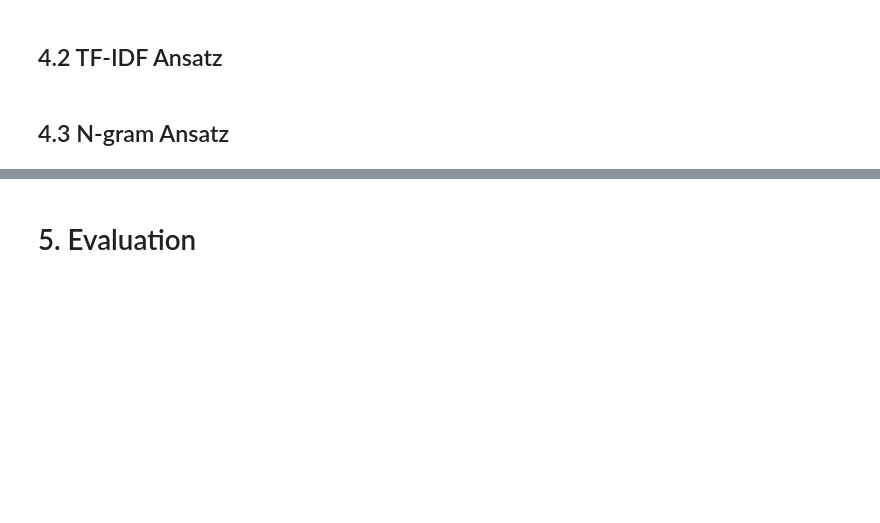
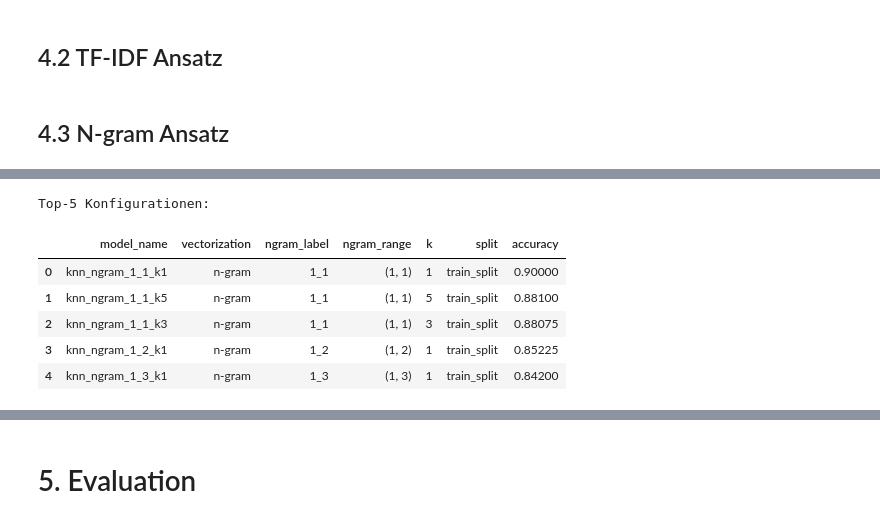
Before and after one commit to andreashubertus/DSundKI2, a Jupyter notebook: main.ipynb, the cells around one changed output, grey strips where cells are left out. Drawn from its saved outputs; the diff is of its cells as text; code cells hidden in the pictures; blank space fills up the shorter version.

```diff
--- a/main.ipynb
+++ b/main.ipynb
@@ -425,5 +468,6 @@ X_model, X_val, Y_model, Y_val = train_test_split(X, Y, test_size=0.2, random_st
 res = []
 # %%
+## 4.1.1 Bag-of-Words: Hyperparameter-Tuning
 k_values = [1, 3, 5, 7, 9]
 word_configs = {
     "Mit stop_words": CountVectorizer(),
@@ -432,21 +476,20 @@ word_configs = {
 
 matrix = []
 
-for label, vectorizer in word_configs.items():
+for label, vectorizer_bow in word_configs.items():
     matrix_row = []
-    X_train_bow = vectorizer.fit_transform(X_model)
-    X_val_bow = vectorizer.transform(X_val)
+    X_train_bow = vectorizer_bow.fit_transform(X_train)
+    X_test_bow = vectorizer_bow.transform(X_val)
 
     for knn in k_values:
         bag_of_words_classification_model = KNeighborsClassifier(n_neighbors=knn)
-        bag_of_words_classification_model.fit(X_train_bow, Y_model)
+        bag_of_words_classification_model.fit(X_train_bow, Y_train)
 
+        Y_train_pred_bow = bag_of_words_classification_model.predict(X_train_bow)
+        score_train = f1_score(Y_train, Y_train_pred_bow)
 
-        Y_train_pred = bag_of_words_classification_model.predict(X_train_bow)
-        score_train = f1_score(Y_model, Y_train_pred)
-
-        Y_val_pred = bag_of_words_classification_model.predict(X_val_bow)
-        score_untrained = f1_score(Y_val, Y_val_pred)
+        Y_test_pred_bow = bag_of_words_classification_model.predict(X_test_bow)
+        score_untrained = f1_score(Y_test, Y_test_pred_bow)
 
 
 
@@ -482,0 +530,60 @@ plt.show()
+# %%
+import pandas as pd
+from sklearn.feature_extraction.text import CountVectorizer
+from sklearn.metrics import accuracy_score
+from sklearn.model_selection import train_test_split
+from sklearn.neighbors import KNeighborsClassifier
+
+X_model = train["text"]
+y_model = train["generated"]
+
+# Train/Test-Split nur auf train.csv
+X_train, X_test, y_train, y_test = train_test_split(
+    X_model, y_model, test_size=0.2, random_state=42
+)
+
+candidate_ngram_ranges = [(1, 1), (1, 2), (1, 3)]
+candidate_k_values = [1, 3, 5]
+
+ngram_search_results = []
+
+for ngram_range in candidate_ngram_ranges:
+    vectorizer = CountVectorizer(stop_words="english", ngram_range=ngram_range, min_df=2)
+    X_train_vec = vectorizer.fit_transform(X_train)
+    X_test_vec = vectorizer.transform(X_test)
+
+    for k in candidate_k_values:
+        knn_model = KNeighborsClassifier(n_neighbors=k)
+        knn_model.fit(X_train_vec, y_train)
+        y_pred = knn_model.predict(X_test_vec)
+
+        ngram_search_results.append({
+            "model_name": f"knn_ngram_{ngram_range[0]}_{ngram_range[1]}_k{k}",
+            "vectorization": "n-gram",
+            "ngram_label": f"{ngram_range[0]}_{ngram_range[1]}",
+            "ngram_range": ngram_range,
+            "k": k,
+            "split": "train_split",
+            "accuracy": accuracy_score(y_test, y_pred)
+        })
+
+ngram_search_df = pd.DataFrame(ngram_search_results).sort_values(
+    by="accuracy", ascending=False
+).reset_index(drop=True)
+
+best_ngram_result = ngram_search_df.iloc[0].to_dict()
+
+print("Top-5 Konfigurationen:")
+display(ngram_search_df.head())
+
+print("Beste Konfiguration:")
+print(best_ngram_result["model_name"])
+print(f"Accuracy: {best_ngram_result['accuracy']:.4f}")
+# %% [output]
+Top-5 Konfigurationen:
+|  | model_name | vectorization | ngram_label | ngram_range | k | split | accuracy |
+| 0 | knn_ngram_1_1_k1 | n-gram | 1_1 | (1, 1) | 1 | train_split | 0.90000 |
+| 1 | knn_ngram_1_1_k5 | n-gram | 1_1 | (1, 1) | 5 | train_split | 0.88100 |
+| 2 | knn_ngram_1_1_k3 | n-gram | 1_1 | (1, 1) | 3 | train_split | 0.88075 |
+| 3 | knn_ngram_1_2_k1 | n-gram | 1_2 | (1, 2) | 1 | train_split | 0.85225 |
+| 4 | knn_ngram_1_3_k1 | n-gram | 1_3 | (1, 3) | 1 | train_split | 0.84200 |
```
Also changed, not shown: parts of 11 cells of this notebook.
